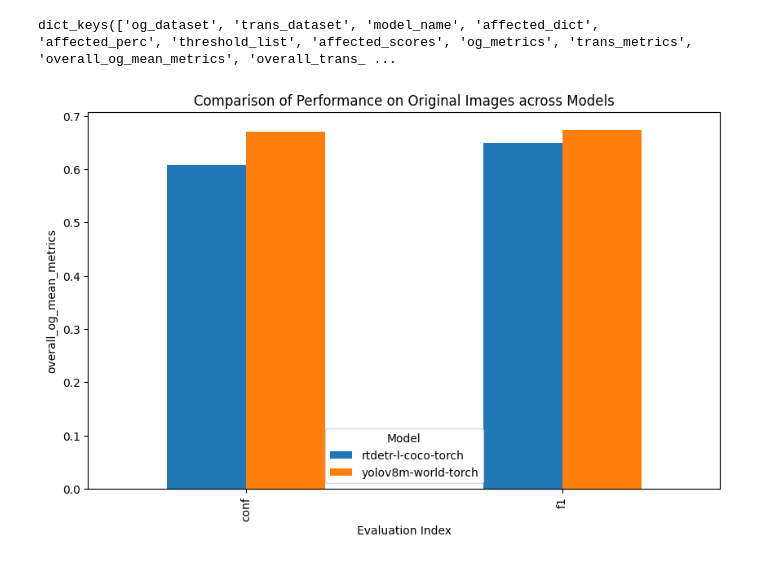
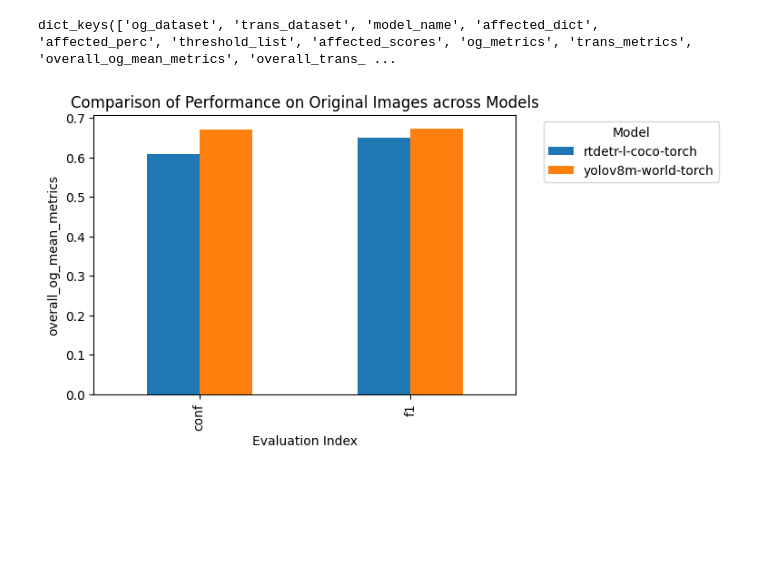
Before and after one commit to sofiesana/updog, a Jupyter notebook: analysis.ipynb, the cells around one changed output. Drawn from its saved outputs; the diff is of its cells as text; code cells hidden in the pictures; blank space fills up the shorter version.

Commit message:
updated with more plots

```diff
--- a/analysis.ipynb
+++ b/analysis.ipynb
@@ -3,7 +3,7 @@ import json
 import pandas as pd
 import matplotlib.pyplot as plt
 # %%
-trans_dataset_list = ['0']
+trans_dataset_list = ['0', '20']
 models = ['rtdetr-l-coco-torch', 'yolov8m-world-torch']
 results = {}
 
@@ -16,3 +16,14 @@ for t in trans_dataset_list:
 results['0']['rtdetr-l-coco-torch'].keys()
 # %% [output]
 dict_keys(['og_dataset', 'trans_dataset', 'model_name', 'affected_dict', 'affected_perc', 'threshold_list', 'affected_scores', 'og_metrics', 'trans_metrics', 'overall_og_mean_metrics', 'overall_trans_ ...
+# %%
+def get_df(overlap_result, metric_name):
+    # makes a df wit the result for a single dataset (e.g. trans_0), for a single metric
+    data = {}
+    for model in overlap_result:
+        data[model] = {}
+        for additional_metric in overlap_result[model][metric_name]:
+            data[model][additional_metric] = overlap_result[model][metric_name]
+            data[model][additional_metric] = overlap_result[model][metric_name][additional_metric]
+    df = pd.DataFrame(data)
+    return df
@@ -19,28 +51,17 @@ dict_keys(['og_dataset', 'trans_dataset', 'model_name', 'affected_dict', 'affect
 # %%
-def plot_bar(metric_name, overlap_result):
-    data = {}
-    for model in overlap_result:
-        data[model] = {}
-        for additional_metric in overlap_result[model][metric_name]:
-            data[model][additional_metric] = overlap_result[model][metric_name]
-            data[model][additional_metric] = overlap_result[model][metric_name][additional_metric]
-
-    # Convert the data dictionary to a DataFrame for easier plotting
-    df = pd.DataFrame(data)
-
-    # Create the bar plot
-    df.plot(kind='bar', figsize=(10, 6))
+def plot_bar_perf(metric_name, overlap_result):
+    data = get_df(overlap_result, metric_name)
+    data.plot(kind='bar', figsize=(6, 4))
 
     # Customize the plot
     plt.xlabel('Evaluation Index')
     plt.ylabel(metric_name)
     plt.title(f'Comparison of Performance on Original Images across Models')
-    plt.legend(title='Model')
+    plt.legend(title='Model', bbox_to_anchor=(1.05, 1), loc='upper left')
 
     # Show the plot
     plt.show()
-    return df
 
-df_og_perf = plot_bar('overall_og_mean_metrics', results['0'], )
+plot_bar_perf('overall_og_mean_metrics', results['0'], )
 # %% [output]
-[figure, old version]
+[figure, new version]
```
Also changed, not shown: parts of 7 cells of this notebook.
